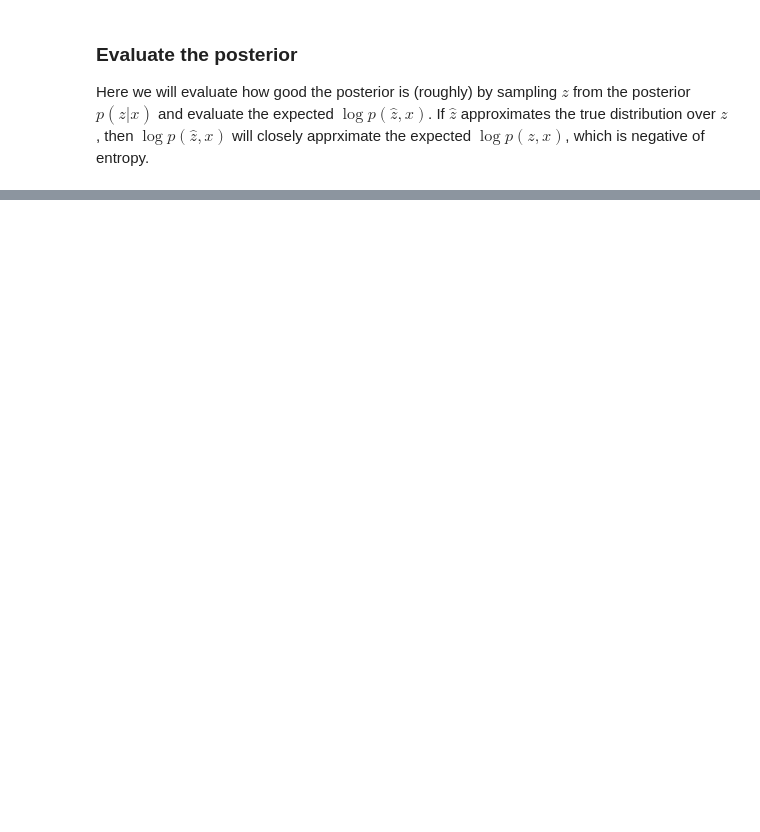
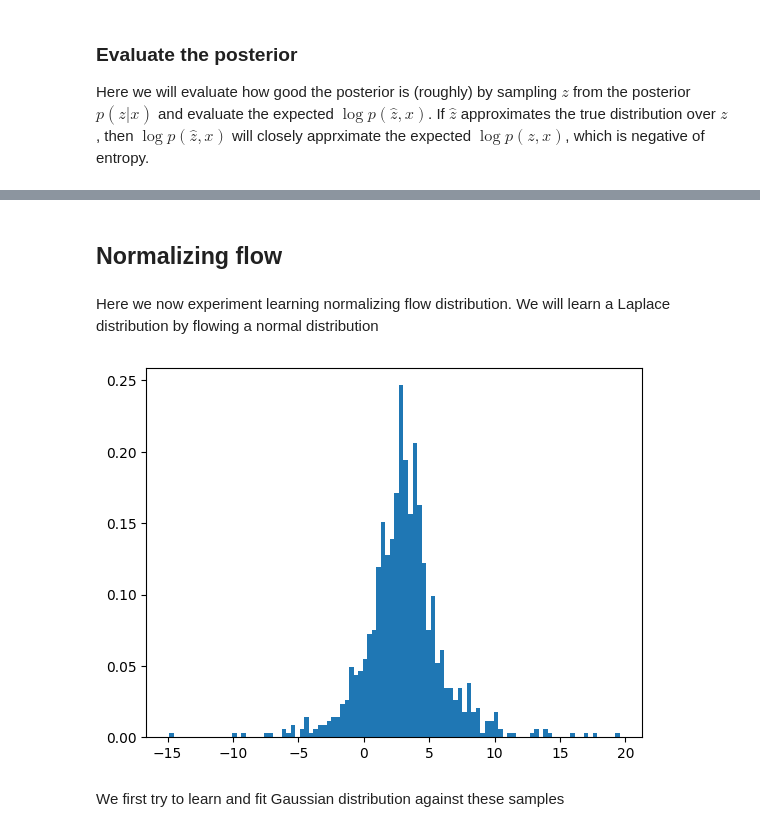
Before and after one commit to walkerlab/probcore, a Jupyter notebook: notebooks/gensn_demo.ipynb, the cells around one changed output, grey strips where cells are left out. Cells and saved outputs as stored; diff of their text form; code cells hidden in the pictures; blank space fills up the shorter version.

```diff
--- a/notebooks/gensn_demo.ipynb
+++ b/notebooks/gensn_demo.ipynb
@@ -372,0 +545,13 @@ gt_joint.log_prob(z_hat, x_sample).mean()
+# %% [markdown]
+## Normalizing flow
+# %% [markdown]
+Here we now experiment learning normalizing flow distribution. We will learn a Laplace distribution by flowing a normal distribution
+# %%
+target_distr = G.TrainableDistributionAdapter(D.Laplace, loc=torch.Tensor([3]), scale=torch.Tensor([2]))
+#target_distr = G.TrainableDistributionAdapter(D.Exponential, rate=torch.Tensor([0.1]))
+# %%
+target_samples = target_distr.sample((1000,))
+# %%
+plt.hist(target_samples.flatten(), bins=100, density=True);
+# %% [output]
+[figure, added]
@@ -372,0 +560,2 @@ gt_joint.log_prob(z_hat, x_sample).mean()
+# %% [markdown]
+We first try to learn and fit Gaussian distribution against these samples
```
Also changed, not shown: parts of 41 cells of this notebook, 1 other file.
